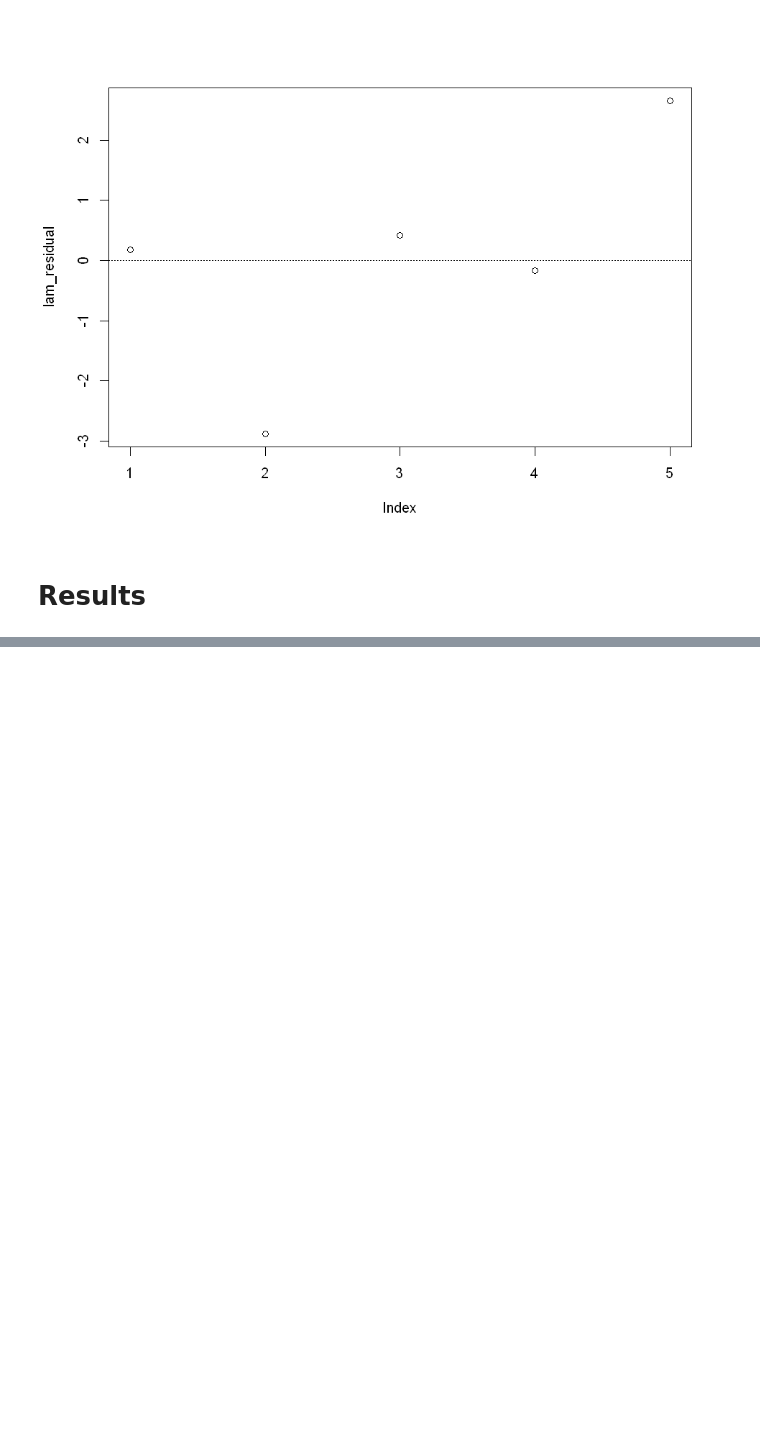
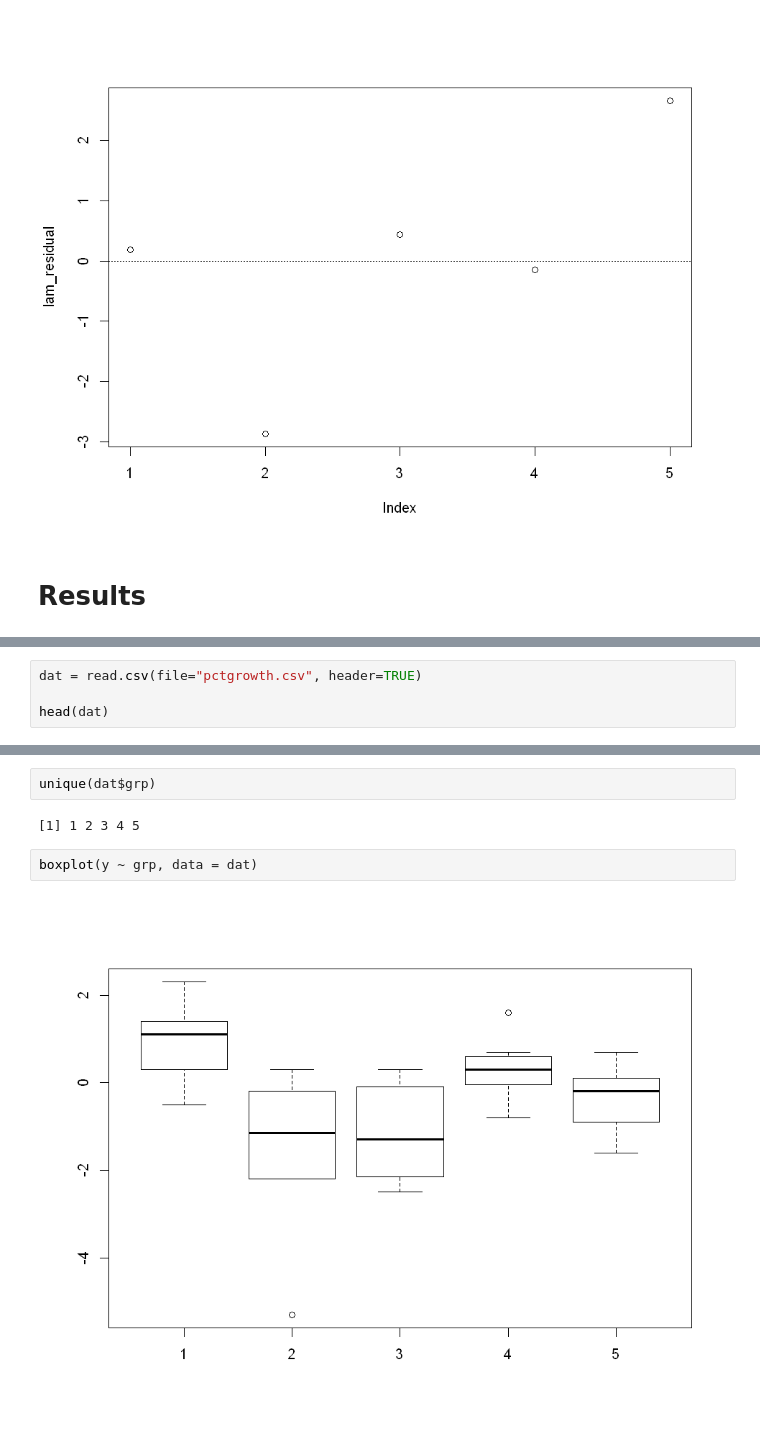
Before and after one commit to itsayushthada/Bayesian-Statistics, a Jupyter notebook: Hierarchical modeling.ipynb, the cells around one changed output, grey strips where cells are left out. Cells and saved outputs as stored; diff of their text form; blank space fills up the shorter version.

```diff
--- a/Hierarchical modeling.ipynb
+++ b/Hierarchical modeling.ipynb
@@ -272,0 +280,4 @@ sig     1.094  1.579  1.948  2.437  3.887
+# %%
+dat = read.csv(file="pctgrowth.csv", header=TRUE)
+
+head(dat)
@@ -272,0 +292,8 @@ sig     1.094  1.579  1.948  2.437  3.887
+# %%
+unique(dat$grp)
+# %% [output]
+[1] 1 2 3 4 5
+# %%
+boxplot(y ~ grp, data = dat)
+# %% [output]
+[figure, added]
```
Also changed, not shown: parts of 18 cells of this notebook.
